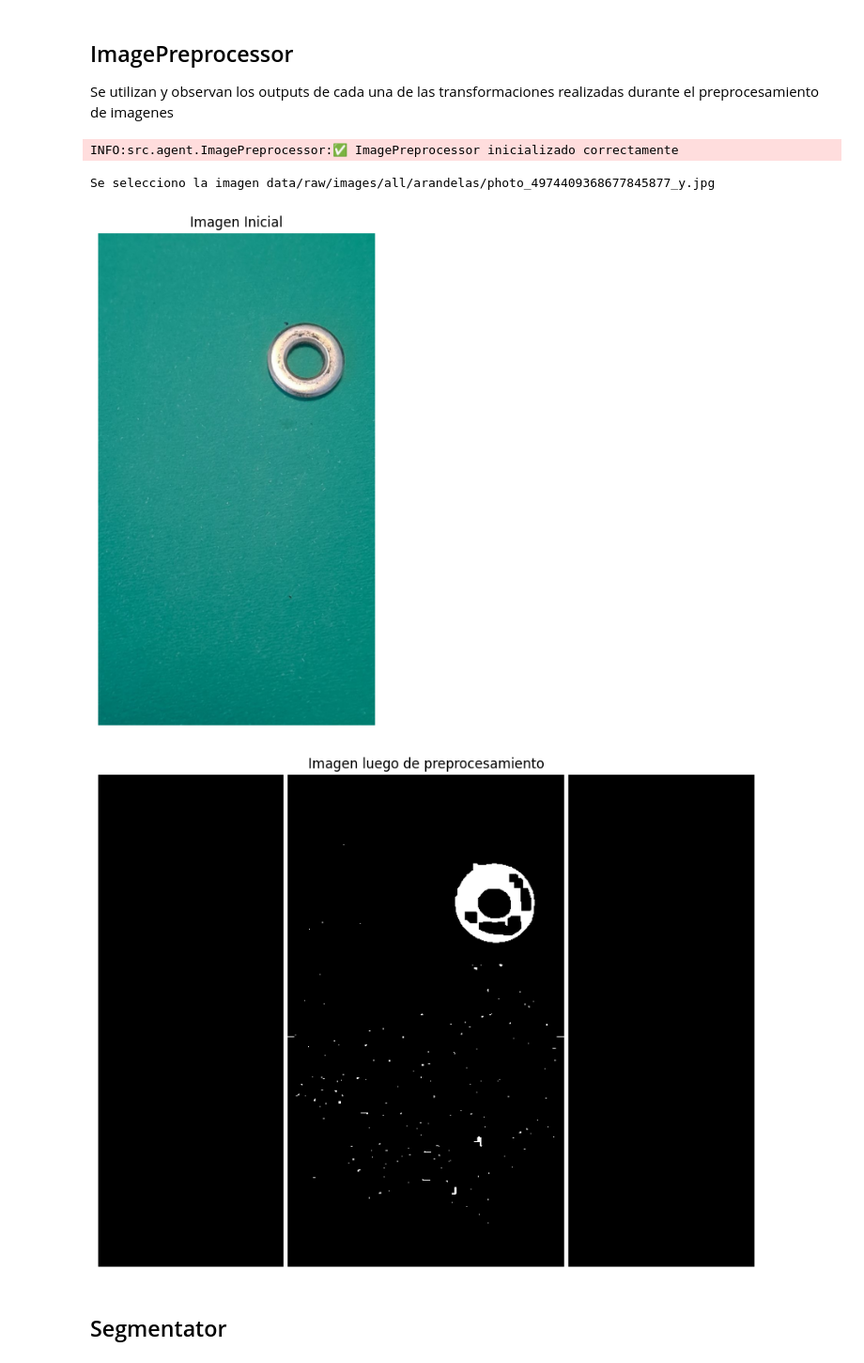
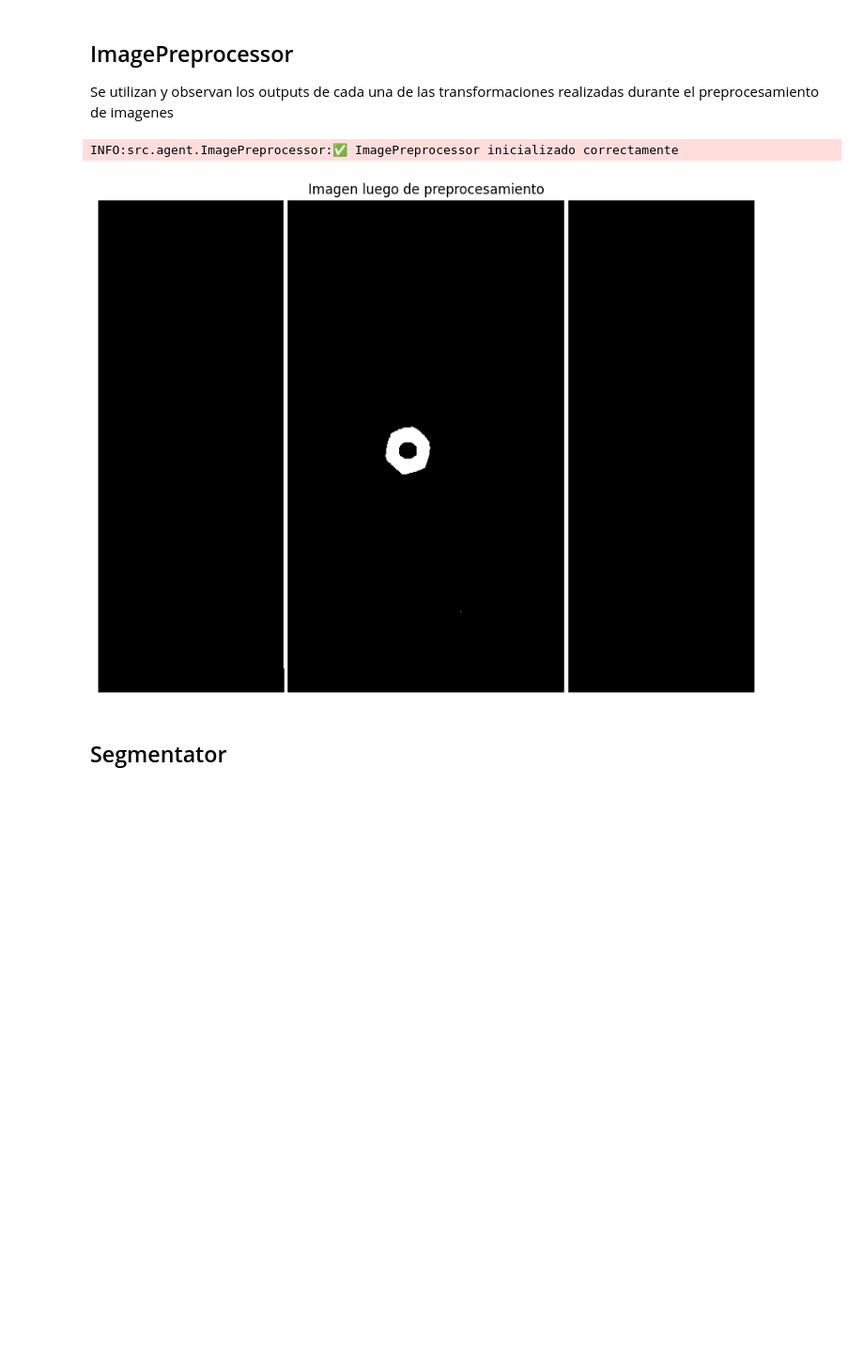
Before and after one commit to germanricco/trabajo-final-IA1, a Jupyter notebook: Pruebas.ipynb, the cells around one changed output. Shown at 94% size. Saved outputs shown, nothing was run; the diff lists cells and outputs as text; code cells hidden in the pictures; blank space fills up the shorter version.

```diff
--- a/Pruebas.ipynb
+++ b/Pruebas.ipynb
@@ -158,41 +155,40 @@ Se selecciono la imagen data/raw/images/all/tuercas/photo_4974409368677845902_y.
 Se utilizan y observan los outputs de cada una de las transformaciones realizadas durante el preprocesamiento de imagenes
 # %%
 # Instancio el preprocesador de imagenes con parametros personalizados
-procesador_imagenes = ImagePreprocessor(target_size=(800,600),
-                                        blur_kernel_size=(7, 7),
-                                        binarization_block_size=13,
-                                        binarization_C=3,
-                                        open_kernel_size=(5, 5),
-                                        close_kernel_size=(9, 9))
+procesador_imagenes = ImagePreprocessor(target_size = (800,600),
+                                        blur_kernel_size = (7, 7),
+                                        binarization_block_size = 11,
+                                        binarization_C = 3,
+                                        open_kernel_size = (5, 5),
+                                        close_kernel_size = (9, 9))
 
-path_image, image = get_random_image("arandelas", seed=42)
-print(f"Se selecciono la imagen {path_image}")
-plot_image(image, title="Imagen Inicial")
+#! Eleccion de imagen con semilla fija
+# path_image, image = get_random_image("arandelas", seed=42)
+# print(f"Se selecciono la imagen {path_image}")
+# plot_image(image, title="Imagen Inicial")
 
 #! Visualizacion paso a paso de las transformaciones realizadas
 # gray_image = procesador_imagenes._convert_to_grayscale(image)
 # plot_image(gray_image, title="Imagen en escala de grises")
 
 # standard_size_image = procesador_imagenes._standardize_size(gray_image)
 # plot_image(standard_size_image, title="Imagen con tamaño estandarizado")
 
 # blurred_image = procesador_imagenes._apply_gaussian_blur(standard_size_image, kernel_size=(5,5))
 # plot_image(blurred_image, title="Imagen luego de suavizado")
 
 # binarize_image = procesador_imagenes._apply_adaptive_binarization(blurred_image)
 # plot_image(binarize_image, title="Imagen Binarizada")
 
 # imagen_suavizada = procesador_imagenes._clean_binarization(binarize_image)
 # plot_image(imagen_suavizada, title = """Imagen luego de suavizado""")
 
 #! Proceso completo
-binary_image = procesador_imagenes.process(image)
+binary_image = procesador_imagenes.process(random_image)
 plot_image(binary_image, title="Imagen luego de preprocesamiento")
 # %% [output]
 INFO:src.agent.ImagePreprocessor:✅ ImagePreprocessor inicializado correctamente
-Se selecciono la imagen data/raw/images/all/arandelas/photo_4974409368677845877_y.jpg
-[figure, old version]
+[figure, new version]
-[figure, removed]
 # %% [markdown]
 ## Segmentator
 # %%
```
Also changed, not shown: parts of 12 cells of this notebook, 3 other files.
